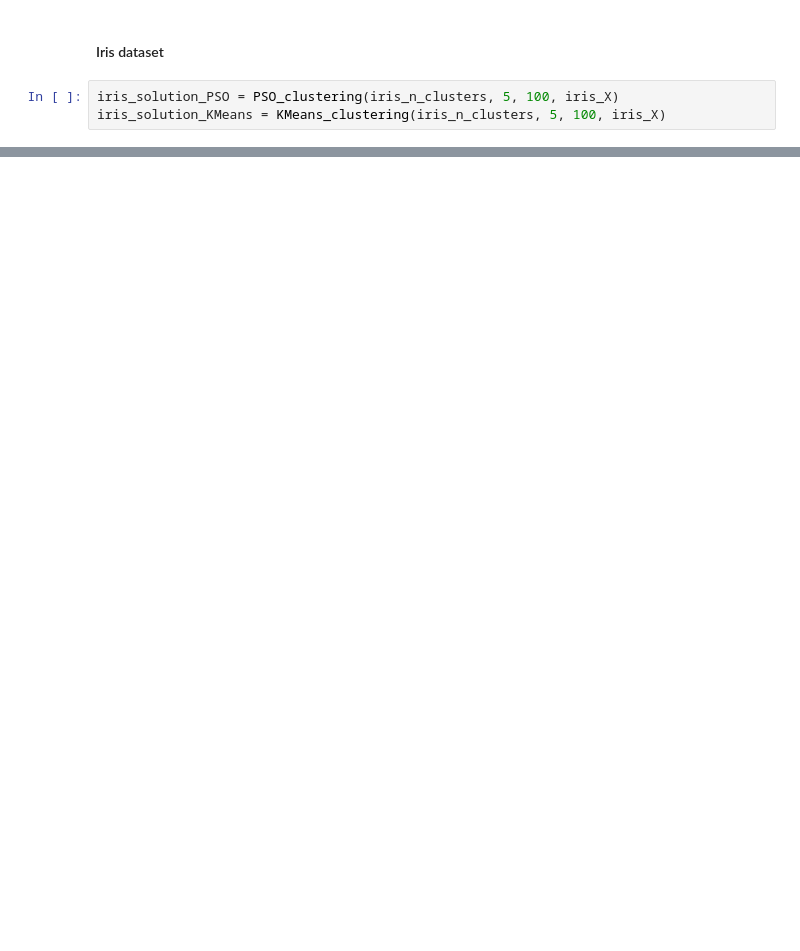
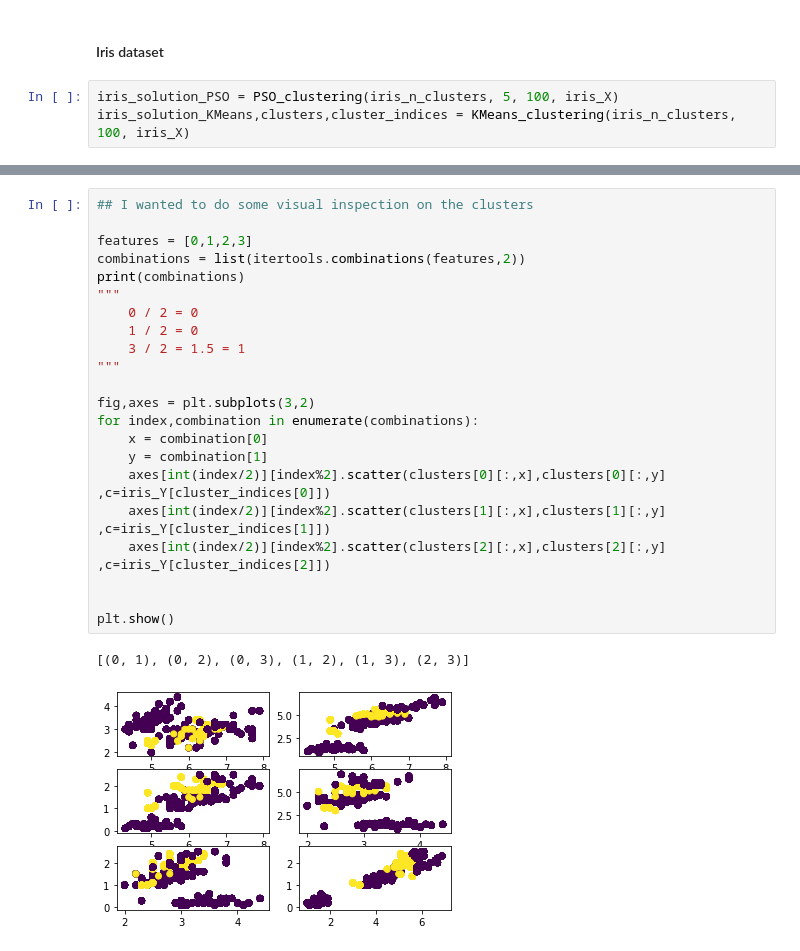
Before and after one commit to Avuerro/NaturalComputing, a Jupyter notebook: Assignment2-SI/Assignment2_SI_Exercise3.ipynb, the cells around one changed output, grey strips where cells are left out. Saved outputs shown, nothing was run; the diff lists cells and outputs as text; blank space fills up the shorter version.

```diff
--- a/Assignment2-SI/Assignment2_SI_Exercise3.ipynb
+++ b/Assignment2-SI/Assignment2_SI_Exercise3.ipynb
@@ -202,7 +275,7 @@ Average PSO quantization error over 30 simulations 0.38875178903746893 ± 3.6599
 #### Iris dataset
 # %%
 iris_solution_PSO = PSO_clustering(iris_n_clusters, 5, 100, iris_X)
-iris_solution_KMeans = KMeans_clustering(iris_n_clusters, 5, 100, iris_X)
+iris_solution_KMeans,clusters,cluster_indices = KMeans_clustering(iris_n_clusters, 100, iris_X)
 # %%
 iris_error_PSO = quantization_error(iris_solution_PSO, iris_X)
 iris_error_KMeans = quantization_error(iris_solution_KMeans, iris_X)
@@ -213,0 +287,25 @@ KMeans quantization error on iris dataset: 2.2650510601209444
+# %%
+## I wanted to do some visual inspection on the clusters
+
+features = [0,1,2,3]
+combinations = list(itertools.combinations(features,2))
+print(combinations)
+"""
+    0 / 2 = 0
+    1 / 2 = 0
+    3 / 2 = 1.5 = 1
+"""
+
+fig,axes = plt.subplots(3,2)
+for index,combination in enumerate(combinations):
+    x = combination[0]
+    y = combination[1]
+    axes[int(index/2)][index%2].scatter(clusters[0][:,x],clusters[0][:,y] ,c=iris_Y[cluster_indices[0]])
+    axes[int(index/2)][index%2].scatter(clusters[1][:,x],clusters[1][:,y] ,c=iris_Y[cluster_indices[1]])
+    axes[int(index/2)][index%2].scatter(clusters[2][:,x],clusters[2][:,y] ,c=iris_Y[cluster_indices[2]])
+
+
+plt.show()
+# %% [output]
+[(0, 1), (0, 2), (0, 3), (1, 2), (1, 3), (2, 3)]
+[figure, added]
```
Also changed, not shown: parts of 11 cells of this notebook.
